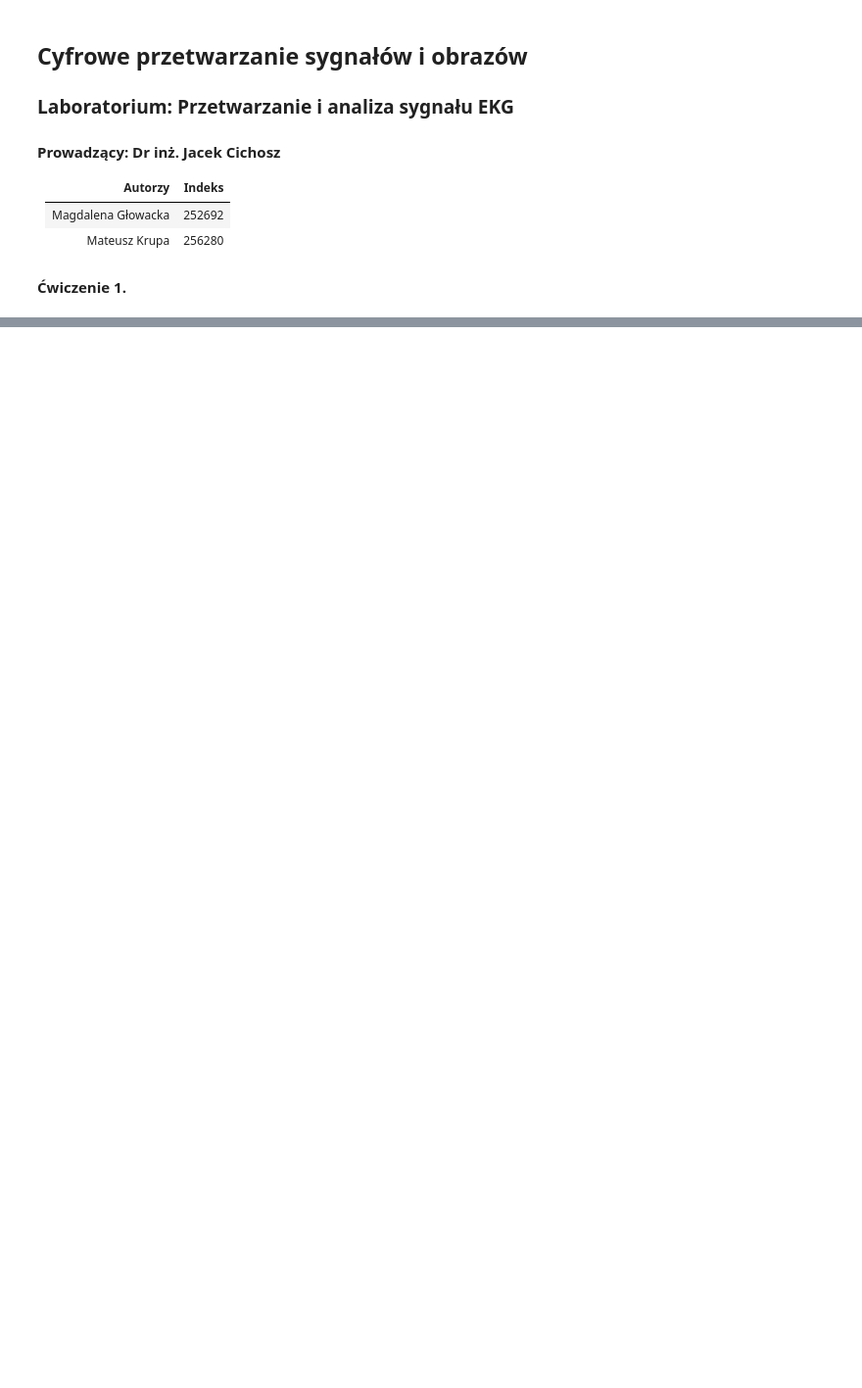
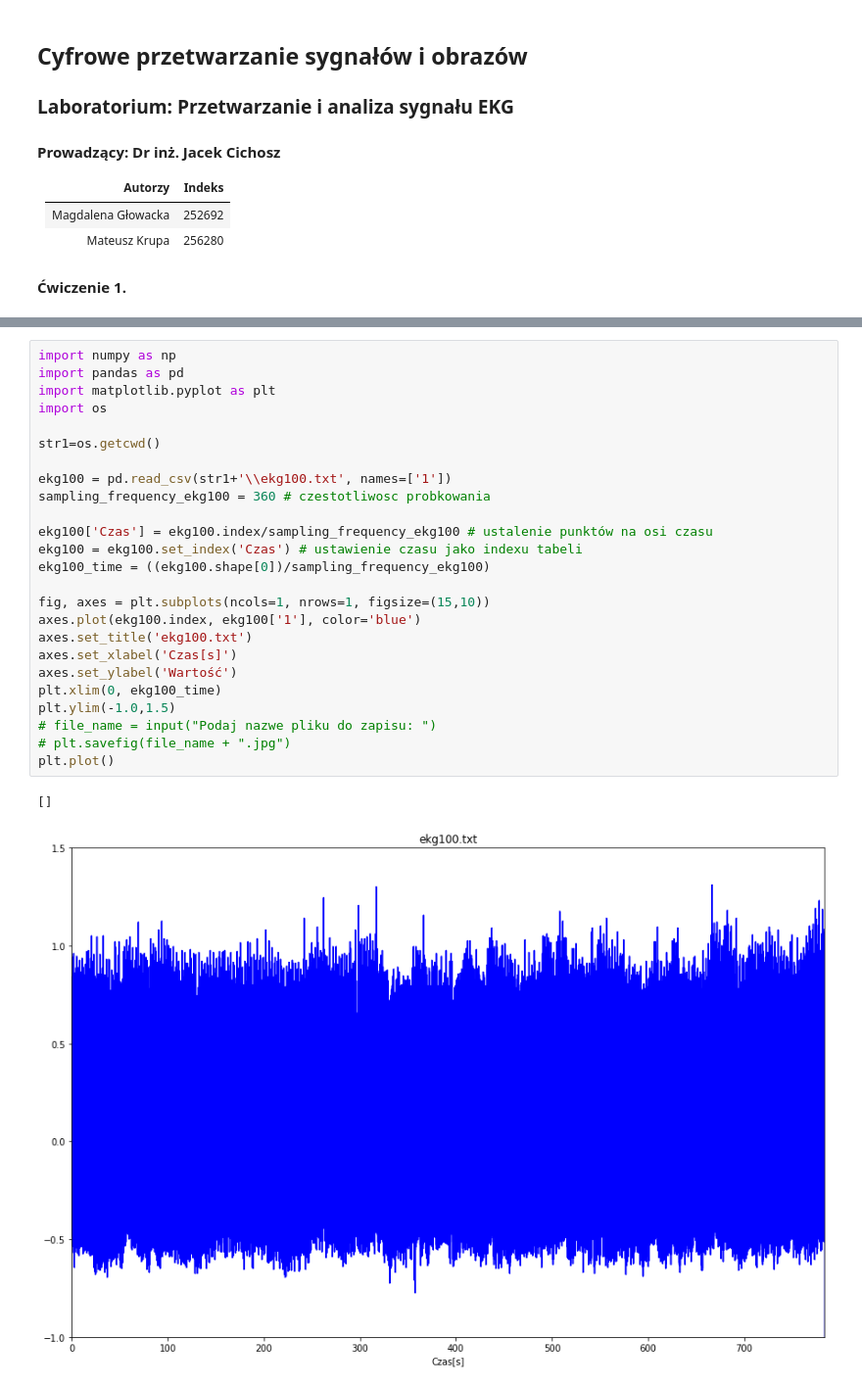
Before and after one commit to magdalena09/CPSiO-lab, a Jupyter notebook: lab1.ipynb, the cells around one changed output, grey strips where cells are left out. Shown at 98% size. Cells and saved outputs as stored; diff of their text form; blank space fills up the shorter version.

```diff
--- a/lab1.ipynb
+++ b/lab1.ipynb
@@ -48,3 +47,31 @@ plt.plot()
 # %% [output]
 []
 [figure]
+# %%
+import numpy as np
+import pandas as pd
+import matplotlib.pyplot as plt
+import os
+
+str1=os.getcwd()
+
+ekg100 = pd.read_csv(str1+'\\ekg100.txt', names=['1'])
+sampling_frequency_ekg100 = 360 # czestotliwosc probkowania
+
+ekg100['Czas'] = ekg100.index/sampling_frequency_ekg100 # ustalenie punktów na osi czasu
+ekg100 = ekg100.set_index('Czas') # ustawienie czasu jako indexu tabeli
+ekg100_time = ((ekg100.shape[0])/sampling_frequency_ekg100)
+
+fig, axes = plt.subplots(ncols=1, nrows=1, figsize=(15,10))
+axes.plot(ekg100.index, ekg100['1'], color='blue')
+axes.set_title('ekg100.txt')
+axes.set_xlabel('Czas[s]')
+axes.set_ylabel('Wartość')
+plt.xlim(0, ekg100_time)
+plt.ylim(-1.0,1.5)
+# file_name = input("Podaj nazwe pliku do zapisu: ")
+# plt.savefig(file_name + ".jpg")
+plt.plot()
+# %% [output]
+[]
+[figure, added]
```
Also changed, not shown: parts of 3 cells of this notebook.
